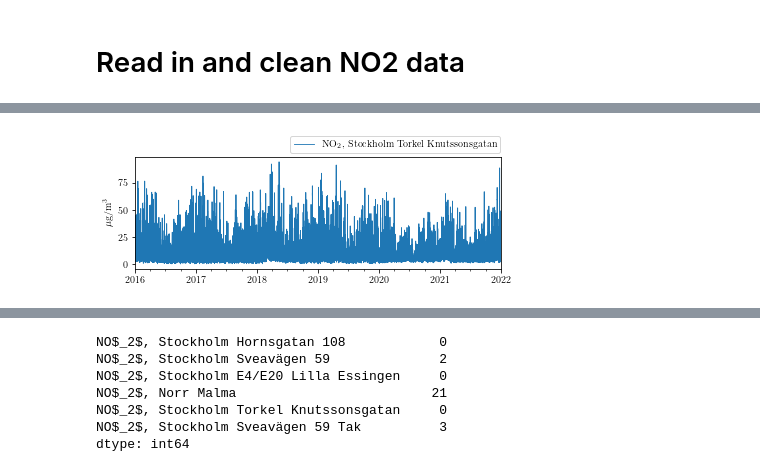
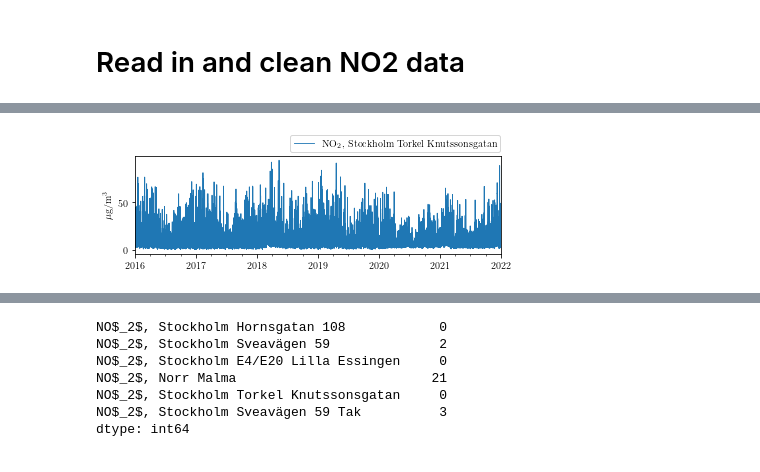
Before and after one commit to simoncarlen/forecasting_project, a Jupyter notebook: jupyter_notebooks/data_cleaning_NO2.ipynb, the cells around one changed output, grey strips where cells are left out. Cells and saved outputs as stored; diff of their text form; code cells hidden in the pictures.

```diff
--- a/jupyter_notebooks/data_cleaning_NO2.ipynb
+++ b/jupyter_notebooks/data_cleaning_NO2.ipynb
@@ -39,7 +39,9 @@ def plot_function(df, rows, cols, fig_size,  y_labels, fig_path = None, savefig
 df_NO2 = process_data.clean_and_merge_dframes('../air_weather_data/NO2/')
 # %%
 # stations was misspelled in SMHI data
-df_NO2.rename(columns={'NO$_2$, Stockholm Torkel Knutssongatan':'NO$_2$, Stockholm Torkel Knutssonsgatan'},
+df_NO2.rename(columns={'NO$_2$, Stockholm Torkel Knutssongatan':'NO$_2$, Stockholm Torkel Knutssonsgatan',
+                      'NO$_2$, Stockholm Hornsgatan 108 ': 'NO$_2$, Stockholm Hornsgatan 108',
+                      'NO$_2$, Stockholm Sveavägen 59 ':'NO$_2$, Stockholm Sveavägen 59'},
                inplace=True)
 # %%
 df_NO2.describe().round(3)
@@ -61,35 +82,35 @@ plot_function(df_NO2['2016-01-01 00:00':], 6, 1, fig_size=(6,10), y_labels='$\mu
 # %%
 # plot only Torkel Knutssonsgatan station data
 
-fig, ax = plt.subplots(constrained_layout=True, figsize=(5.75, 2.15))
+fig, ax = plt.subplots(constrained_layout=True, figsize=(5.75, 1.95))
 df_NO2['NO$_2$, Stockholm Torkel Knutssonsgatan']['2016-01-01 00:00:00':'2022-01-01 00:00'].plot(linewidth=.85, ax=ax)
 ax.set_ylabel('$\mu$g/m$^3$'), plt.xlabel('')
 ax.legend(loc='lower right', bbox_to_anchor= (1.0, 1.025), ncol=2, borderaxespad=0.1)
 ax.set_xlabel('')
-# plt.savefig('../plots/NO2_Torkel_Knutssonsgatan.pdf')
+plt.savefig('../plots/NO2_Torkel_Knutssonsgatan.pdf')
 
 # fig = plt.figure(figsize=(6.5, 4), constrained_layout=True)
 # spec = fig.add_gridspec(2, 2)
 
 # ax0 = fig.add_subplot(spec[0, :])
 # df_NO2.rename(columns={'NO$_2$, Stockholm Torkel Knutssonsgatan':'NO$_2$'}).iloc[:, 4]['2016-01-01':].plot(ax = ax0, linewidth = .85) # linewidth default = 1.5
 # ax0.legend(loc='lower right', bbox_to_anchor= (1.0, 1.025), ncol=2, borderaxespad=0.1)
 # ax0.annotate('(a)', xy=(0.0, 1.09), xycoords="axes fraction")
 # ax0.set_xlabel('')
 
 # ax10 = fig.add_subplot(spec[1, 1])
 # df_NO2.rename(columns={'NO$_2$, Stockholm Torkel Knutssonsgatan':'NO$_2$'}).iloc[:, 4]['2018-02-05 00:00:00':'2018-02-12 00:00:00'].plot(ax = ax10) # linewidth default = 1.5
 # ax10.legend(loc='lower right', bbox_to_anchor= (1.0, 1.025), ncol=2, borderaxespad=0.1)
 # ax10.annotate('(b)', xy=(0.0, 1.09), xycoords="axes fraction")
 # ax10.set_xlabel('')
 # plt.rc('xtick', labelsize=8)
 
 # ax11 = fig.add_subplot(spec[1, 0])
 # df_NO2.rename(columns={'NO$_2$, Stockholm Torkel Knutssonsgatan':'NO$_2$'}).iloc[:, 4]['2018-02-05 00:00:00':'2018-02-06 00:00:00'].plot(ax = ax11) # linewidth default = 1.5
 # ax11.legend(loc='lower right', bbox_to_anchor= (1.0, 1.025), ncol=2, borderaxespad=0.1)
 # ax11.annotate('(c)', xy=(0.0, 1.09), xycoords="axes fraction")
 # ax11.set_xlabel('')
 
-plt.savefig('../plots/NO2_year_week_day.pdf')
+# plt.savefig('../plots/NO2_year_week_day.pdf')
 # %% [output]
-[figure, old version]
+[figure, new version]
```
Also changed, not shown: parts of 6 cells of this notebook, 13 other files.
